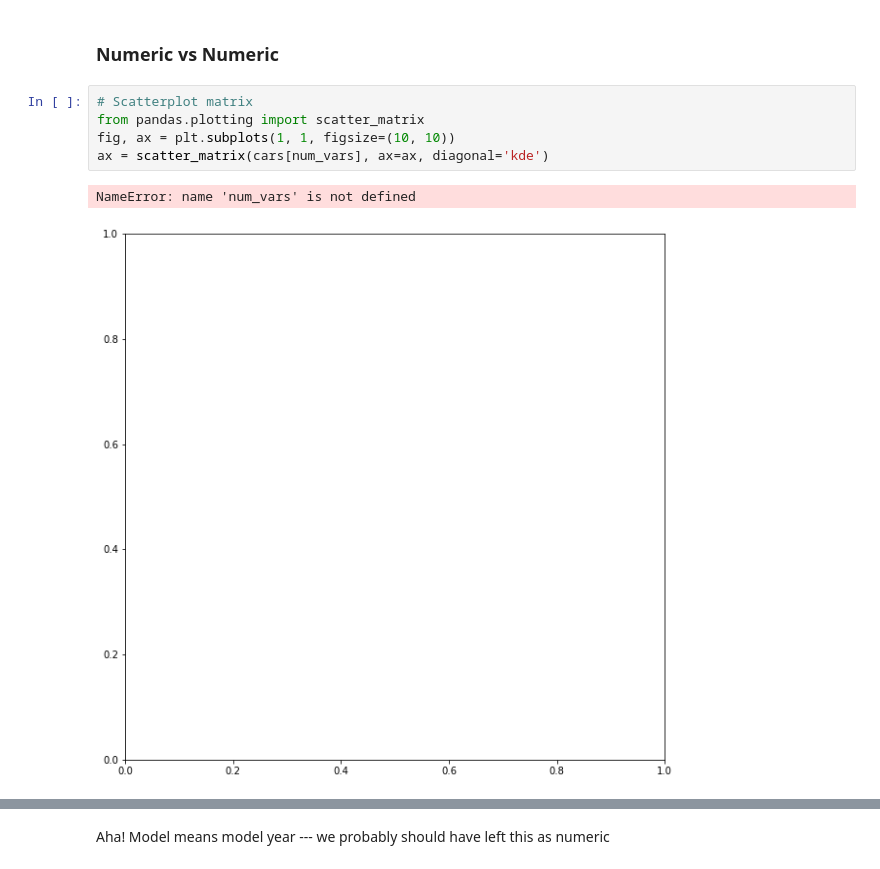
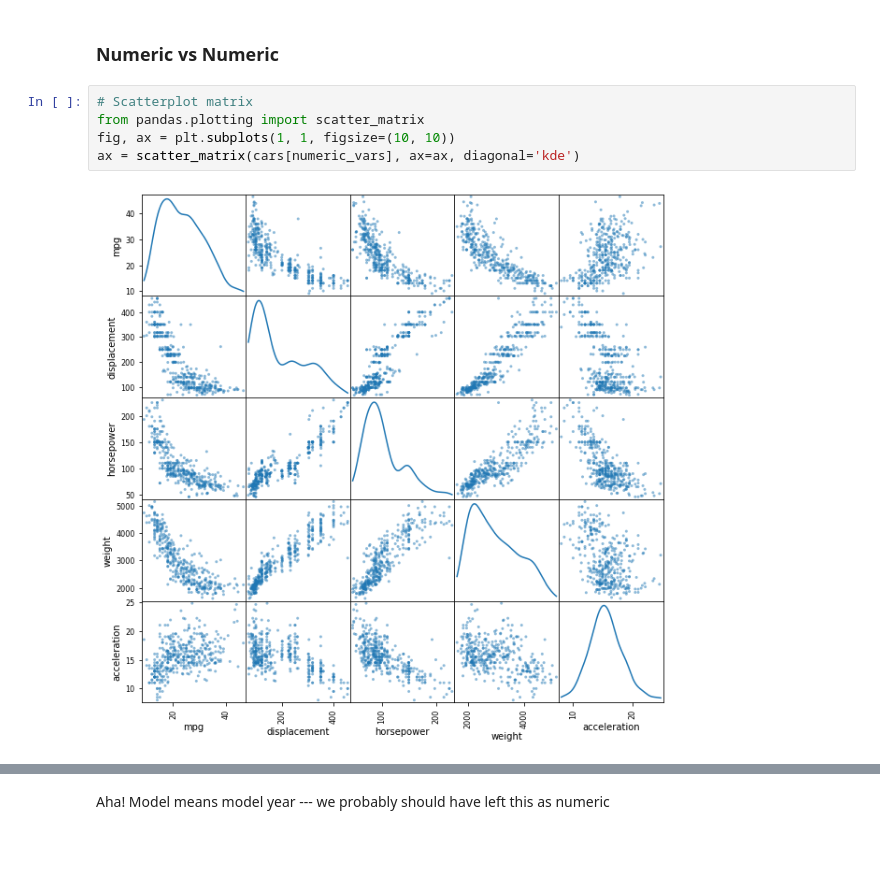
Before and after one commit to priyaseejoor/INTRO-TO-DATA-ANALYSIS, a Jupyter notebook: cars.ipynb, the cells around one changed output, grey strips where cells are left out. Saved outputs shown, nothing was run; the diff lists cells and outputs as text.

```diff
--- a/cars.ipynb
+++ b/cars.ipynb
@@ -277,11 +282,10 @@ agg.plot(kind='bar').set_ylabel('average mpg')
 # %%
 # Scatterplot matrix
 from pandas.plotting import scatter_matrix
 fig, ax = plt.subplots(1, 1, figsize=(10, 10))
-ax = scatter_matrix(cars[num_vars], ax=ax, diagonal='kde')
+ax = scatter_matrix(cars[numeric_vars], ax=ax, diagonal='kde')
 # %% [output]
-NameError: name 'num_vars' is not defined
-[figure, old version]
+[figure, new version]
 # %%
 # Use binning to see relationships more clearly
 cars['binned_acceleration'] = pd.cut(cars.acceleration, bins=7)
```
Also changed, not shown: parts of 18 cells of this notebook, 3 other files.
